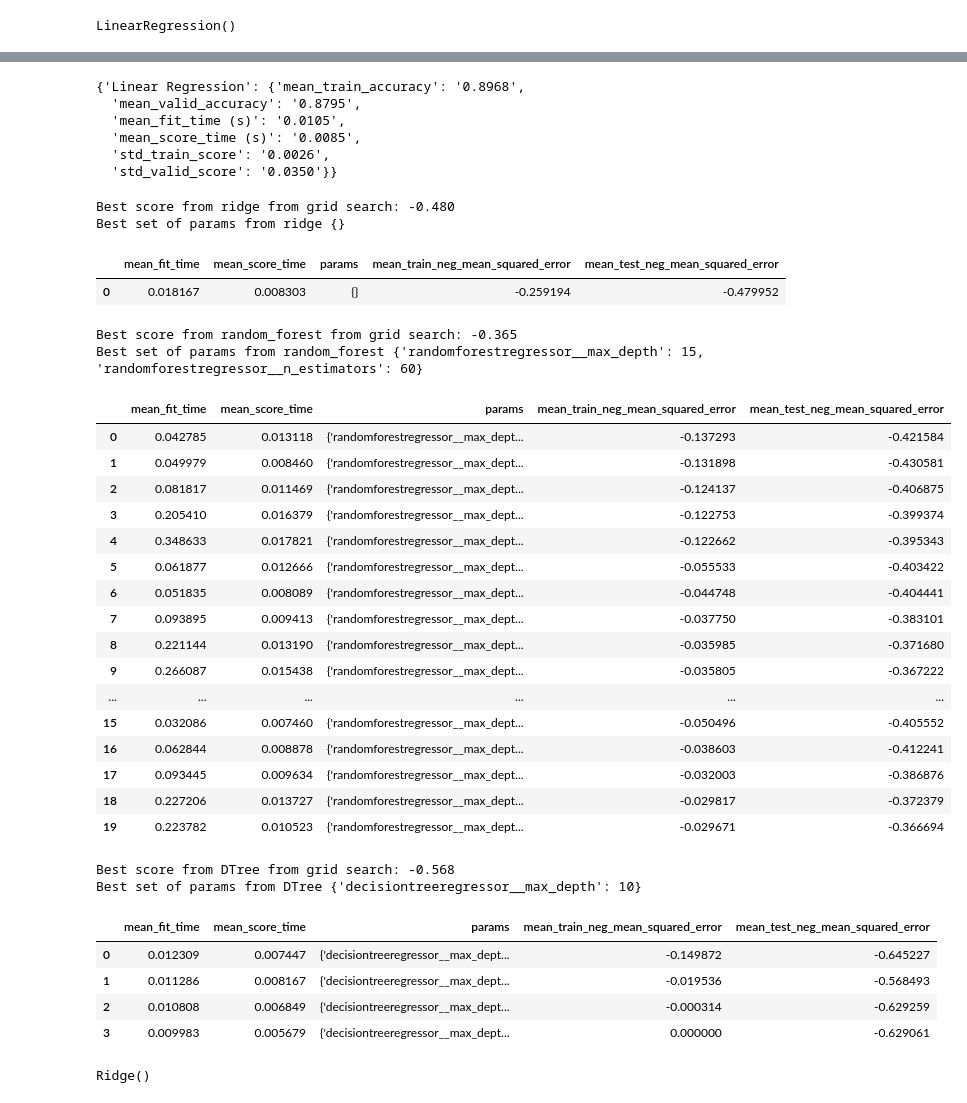
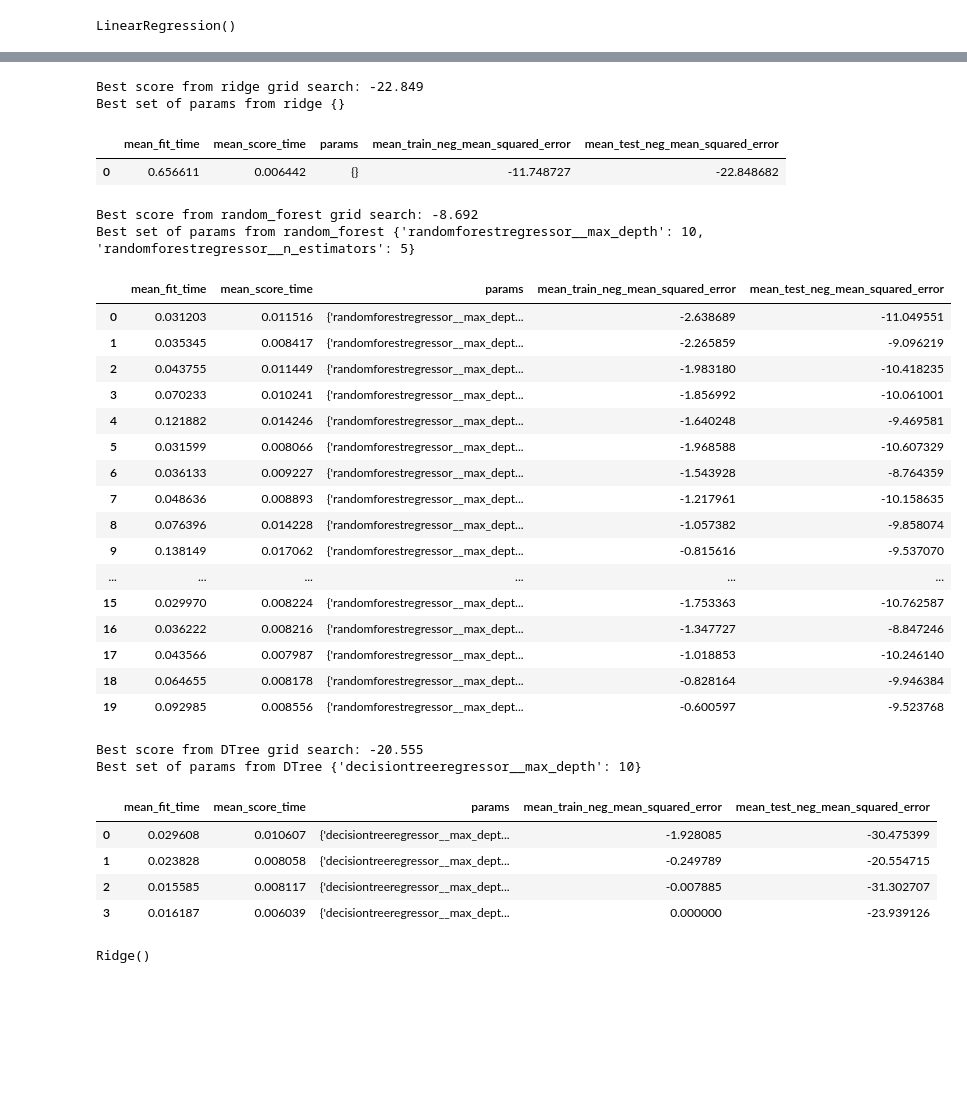
Before and after one commit to AishwaryaGopal12/Validere_assignment, a Jupyter notebook: Untitled.ipynb, the cells around one changed output, grey strips where cells are left out. Cells and saved outputs as stored; diff of their text form; code cells hidden in the pictures; blank space fills up the shorter version.

```diff
--- a/Untitled.ipynb
+++ b/Untitled.ipynb
@@ -73,7 +62,7 @@ array([[808.79422373,   4.10370338,   6.72161774]])
 # %% [markdown]
 ## Functions start
 # %%
-columns_required = ['Density (kg/m^3)', 'Butanes (vol%)', 'Heptanes (vol%)', 'Hexanes (vol%)', 'Octanes (vol%)','Nonanes (vol%)', 'Decanes (vol%)', '5% Off (deg. C)', '10% Off (deg. C)', '20% Off (deg. C)', '30% Off (deg. C)', '40% Off (deg. C)', '50% Off (deg. C)', '60% Off (deg. C)', '70% Off (deg. C)', '80% Off (deg. C)']
+columns_required = ['Density (kg/m^3)', 'Butanes (mass%)', 'Heptanes (mass%)', 'Hexanes (mass%)', 'Octanes (mass%)','Nonanes (mass%)', '5% Off (deg. C)', '10% Off (deg. C)', '20% Off (deg. C)', '30% Off (deg. C)', '40% Off (deg. C)', '50% Off (deg. C)', '60% Off (deg. C)', '70% Off (deg. C)', '80% Off (deg. C)']
 final_data = pd.DataFrame(columns = columns_required)
 
 for filename in os.listdir("data"):
@@ -85,5 +74,7 @@ for filename in os.listdir("data"):
 final_data = final_data.dropna()
 
 
-final_data.columns = ['Density', 'Butanes', 'Heptanes', 'Hexanes', 'Octanes', 'Nonanes', 'Decanes','5%', '10%', '20%', '30%', '40%', '50%', '60%', '70%', '80%']
-final_data.head()
+final_data.columns = ['Density', 'Butanes', 'Heptanes', 'Hexanes', 'Octanes', 'Nonanes','5%', '10%', '20%', '30%', '40%', '50%', '60%', '70%', '80%']
+# final_data['Decanes'] = final_data['Decanes'].astype(float)
+
+# final_data.info()
@@ -97,5 +81,5 @@ final_data.head()
 # %%
-X, y = final_data[['5%', '10%', '20%', '30%', '40%', '50%', '60%', '70%', '80%']], final_data[['Density', 'Butanes', 'Heptanes', 'Hexanes', 'Octanes', 'Nonanes', 'Decanes']]
+X, y = final_data[['5%', '10%', '20%', '30%', '40%', '50%', '60%', '70%', '80%']], final_data[['Density', 'Butanes', 'Heptanes', 'Hexanes', 'Octanes', 'Nonanes']]
 # %%
 model = LinearRegression()
 # %%
@@ -133,21 +112,12 @@ TypeError: unsupported operand type(s) for ** or pow(): 'str' and 'dict'
-# %%
-results
-# %% [output]
-{'Linear Regression': {'mean_train_accuracy': '0.8968',
-  'mean_valid_accuracy': '0.8795',
-  'mean_fit_time (s)': '0.0105',
-  'mean_score_time (s)': '0.0085',
-  'std_train_score': '0.0026',
-  'std_valid_score': '0.0350'}}
 # %%
 param_grid_dtree = {"decisiontreeregressor__max_depth": [5, 10, 15, 20]}
-param_grid_rf = {"randomforestregressor__n_estimators" : [5, 10, 20, 50, 60],
-                "randomforestregressor__max_depth" : [5, 10, 15, 17]}
+param_grid_rf = {"randomforestregressor__n_estimators" : [4, 5, 8, 15, 30],
+                "randomforestregressor__max_depth" : [5, 8, 10, 13]}
 param_ridge = {}
 # %%
-pipe_rf = make_pipeline(RandomForestRegressor(random_state=2))
-pipe_tree = make_pipeline(DecisionTreeRegressor())
-pipe_ridge = make_pipeline(Ridge())
+pipe_rf = make_pipeline(StandardScaler(), RandomForestRegressor(random_state=2))
+pipe_tree = make_pipeline(StandardScaler(), DecisionTreeRegressor())
+pipe_ridge = make_pipeline(StandardScaler(), Ridge())
 
 regressors = {
     "ridge": [pipe_ridge, param_ridge],
@@ -156,43 +126,43 @@ regressors = {
 }
 # %%
 for name, model in regressors.items():
-    grid_search = GridSearchCV(model[0], model[1], cv=10, n_jobs=-1, return_train_score=True, refit = 'neg_mean_squared_error', scoring = ['neg_mean_squared_error'])
+    grid_search = GridSearchCV(model[0], model[1], cv=5, n_jobs=-1, return_train_score=True, refit = 'neg_mean_squared_error', scoring = ['neg_mean_squared_error'])
     grid_search.fit(X, y)
     print(f"Best score from {name} grid search: %.3f" % grid_search.best_score_)
     print(f"Best set of params from {name}", grid_search.best_params_)
     metrics = pd.DataFrame(grid_search.cv_results_)
     display(metrics[['mean_fit_time', 'mean_score_time', 'params', 'mean_train_neg_mean_squared_error', 'mean_test_neg_mean_squared_error']])
 # %% [output]
-Best score from ridge from grid search: -0.480
+Best score from ridge grid search: -22.849
 Best set of params from ridge {}
 |  | mean_fit_time | mean_score_time | params | mean_train_neg_mean_squared_error | mean_test_neg_mean_squared_error |
-| 0 | 0.018167 | 0.008303 | {} | -0.259194 | -0.479952 |
+| 0 | 0.656611 | 0.006442 | {} | -11.748727 | -22.848682 |
-Best score from random_forest from grid search: -0.365
-Best set of params from random_forest {'randomforestregressor__max_depth': 15, 'randomforestregressor__n_estimators': 60}
+Best score from random_forest grid search: -8.692
+Best set of params from random_forest {'randomforestregressor__max_depth': 10, 'randomforestregressor__n_estimators': 5}
 |  | mean_fit_time | mean_score_time | params | mean_train_neg_mean_squared_error | mean_test_neg_mean_squared_error |
-| 0 | 0.042785 | 0.013118 | {'randomforestregressor__max_dept... | -0.137293 | -0.421584 |
-| 1 | 0.049979 | 0.008460 | {'randomforestregressor__max_dept... | -0.131898 | -0.430581 |
-| 2 | 0.081817 | 0.011469 | {'randomforestregressor__max_dept... | -0.124137 | -0.406875 |
-| 3 | 0.205410 | 0.016379 | {'randomforestregressor__max_dept... | -0.122753 | -0.399374 |
-| 4 | 0.348633 | 0.017821 | {'randomforestregressor__max_dept... | -0.122662 | -0.395343 |
-| 5 | 0.061877 | 0.012666 | {'randomforestregressor__max_dept... | -0.055533 | -0.403422 |
-| 6 | 0.051835 | 0.008089 | {'randomforestregressor__max_dept... | -0.044748 | -0.404441 |
-| 7 | 0.093895 | 0.009413 | {'randomforestregressor__max_dept... | -0.037750 | -0.383101 |
-| 8 | 0.221144 | 0.013190 | {'randomforestregressor__max_dept... | -0.035985 | -0.371680 |
-| 9 | 0.266087 | 0.015438 | {'randomforestregressor__max_dept... | -0.035805 | -0.367222 |
+| 0 | 0.031203 | 0.011516 | {'randomforestregressor__max_dept... | -2.638689 | -11.049551 |
+| 1 | 0.035345 | 0.008417 | {'randomforestregressor__max_dept... | -2.265859 | -9.096219 |
+| 2 | 0.043755 | 0.011449 | {'randomforestregressor__max_dept... | -1.983180 | -10.418235 |
+| 3 | 0.070233 | 0.010241 | {'randomforestregressor__max_dept... | -1.856992 | -10.061001 |
+| 4 | 0.121882 | 0.014246 | {'randomforestregressor__max_dept... | -1.640248 | -9.469581 |
+| 5 | 0.031599 | 0.008066 | {'randomforestregressor__max_dept... | -1.968588 | -10.607329 |
+| 6 | 0.036133 | 0.009227 | {'randomforestregressor__max_dept... | -1.543928 | -8.764359 |
+| 7 | 0.048636 | 0.008893 | {'randomforestregressor__max_dept... | -1.217961 | -10.158635 |
+| 8 | 0.076396 | 0.014228 | {'randomforestregressor__max_dept... | -1.057382 | -9.858074 |
+| 9 | 0.138149 | 0.017062 | {'randomforestregressor__max_dept... | -0.815616 | -9.537070 |
 | ... | ... | ... | ... | ... | ... |
-| 15 | 0.032086 | 0.007460 | {'randomforestregressor__max_dept... | -0.050496 | -0.405552 |
-| 16 | 0.062844 | 0.008878 | {'randomforestregressor__max_dept... | -0.038603 | -0.412241 |
-| 17 | 0.093445 | 0.009634 | {'randomforestregressor__max_dept... | -0.032003 | -0.386876 |
-| 18 | 0.227206 | 0.013727 | {'randomforestregressor__max_dept... | -0.029817 | -0.372379 |
-| 19 | 0.223782 | 0.010523 | {'randomforestregressor__max_dept... | -0.029671 | -0.366694 |
+| 15 | 0.029970 | 0.008224 | {'randomforestregressor__max_dept... | -1.753363 | -10.762587 |
+| 16 | 0.036222 | 0.008216 | {'randomforestregressor__max_dept... | -1.347727 | -8.847246 |
+| 17 | 0.043566 | 0.007987 | {'randomforestregressor__max_dept... | -1.018853 | -10.246140 |
+| 18 | 0.064655 | 0.008178 | {'randomforestregressor__max_dept... | -0.828164 | -9.946384 |
+| 19 | 0.092985 | 0.008556 | {'randomforestregressor__max_dept... | -0.600597 | -9.523768 |
-Best score from DTree from grid search: -0.568
+Best score from DTree grid search: -20.555
 Best set of params from DTree {'decisiontreeregressor__max_depth': 10}
 |  | mean_fit_time | mean_score_time | params | mean_train_neg_mean_squared_error | mean_test_neg_mean_squared_error |
-| 0 | 0.012309 | 0.007447 | {'decisiontreeregressor__max_dept... | -0.149872 | -0.645227 |
-| 1 | 0.011286 | 0.008167 | {'decisiontreeregressor__max_dept... | -0.019536 | -0.568493 |
-| 2 | 0.010808 | 0.006849 | {'decisiontreeregressor__max_dept... | -0.000314 | -0.629259 |
-| 3 | 0.009983 | 0.005679 | {'decisiontreeregressor__max_dept... | 0.000000 | -0.629061 |
+| 0 | 0.029608 | 0.010607 | {'decisiontreeregressor__max_dept... | -1.928085 | -30.475399 |
+| 1 | 0.023828 | 0.008058 | {'decisiontreeregressor__max_dept... | -0.249789 | -20.554715 |
+| 2 | 0.015585 | 0.008117 | {'decisiontreeregressor__max_dept... | -0.007885 | -31.302707 |
+| 3 | 0.016187 | 0.006039 | {'decisiontreeregressor__max_dept... | 0.000000 | -23.939126 |
 # %%
 final_model = Ridge()
 # %%
```
Also changed, not shown: parts of 19 cells of this notebook.
